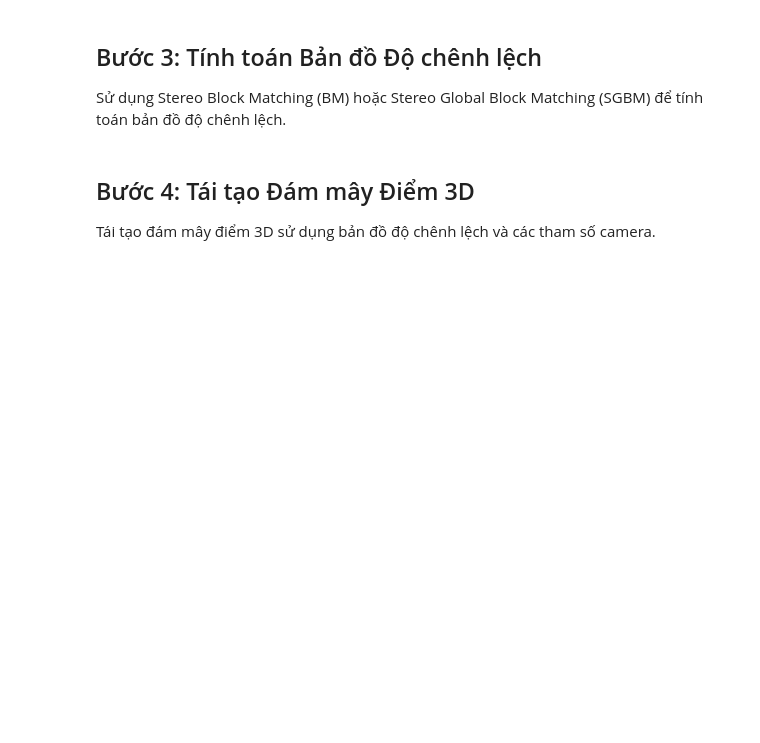
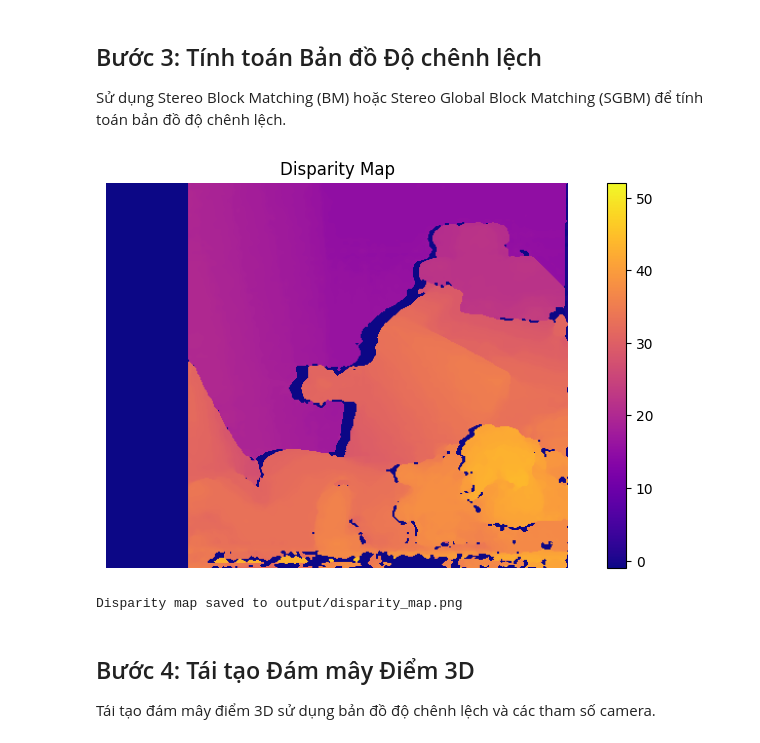
Before and after one commit to hino-hatake/computer-vision, a Jupyter notebook: 3d-reconstruction/stereo-vision.ipynb, the cells around one changed output. Cells and saved outputs as stored; diff of their text form; code cells hidden in the pictures; blank space fills up the shorter version.

Commit message:
add outputs

```diff
--- a/3d-reconstruction/stereo-vision.ipynb
+++ b/3d-reconstruction/stereo-vision.ipynb
@@ -36,26 +38,35 @@ Sử dụng Stereo Block Matching (BM) hoặc Stereo Global Block Matching (SGBM
 # %%
 # Compute disparity map using StereoSGBM
 stereo = cv2.StereoSGBM_create(
     minDisparity=0,
     numDisparities=16*5,  # Must be divisible by 16
     blockSize=5,
     P1=8*3*5**2,
     P2=32*3*5**2,
     disp12MaxDiff=1,
     uniquenessRatio=10,
     speckleWindowSize=100,
     speckleRange=32
 )
 
 disparity = stereo.compute(left_image, right_image).astype(np.float32) / 16.0
 
 # Display disparity map
 plt.figure(figsize=(10, 5))
 plt.imshow(disparity, cmap='plasma')
 plt.colorbar()
 plt.title('Disparity Map')
 plt.axis('off')
 plt.show()
+
+# Save disparity map to output directory
+output_path = 'output/disparity_map.png'
+disparity_normalized = cv2.normalize(disparity, None, alpha=0, beta=255, norm_type=cv2.NORM_MINMAX, dtype=cv2.CV_8U)
+cv2.imwrite(output_path, disparity_normalized)
+print(f'Disparity map saved to {output_path}')
+# %% [output]
+[figure, added]
+Disparity map saved to output/disparity_map.png
 # %% [markdown]
 ## Bước 4: Tái tạo Đám mây Điểm 3D
 Tái tạo đám mây điểm 3D sử dụng bản đồ độ chênh lệch và các tham số camera.
```
Also changed, not shown: parts of 4 cells of this notebook, 20 other files.
